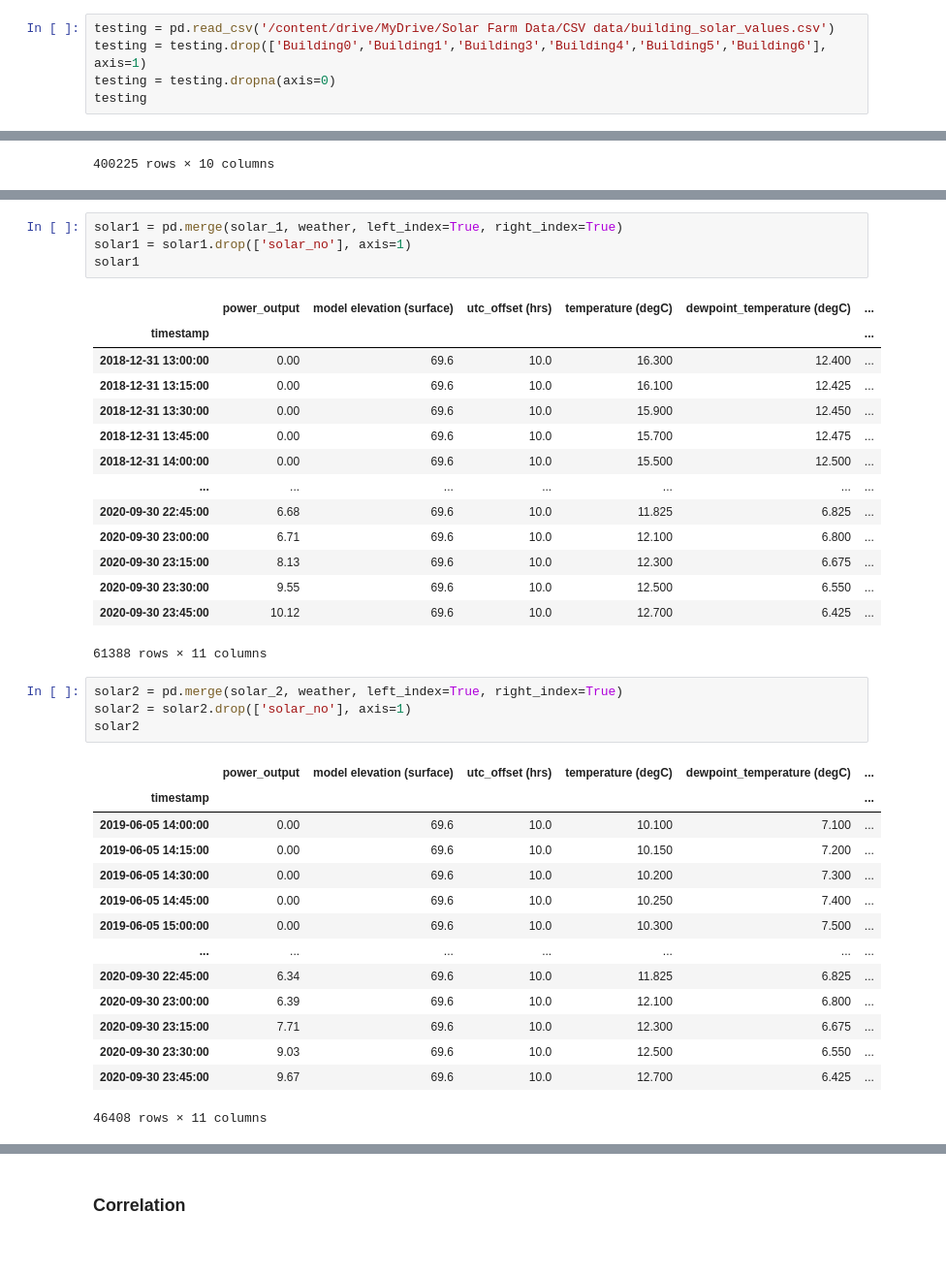
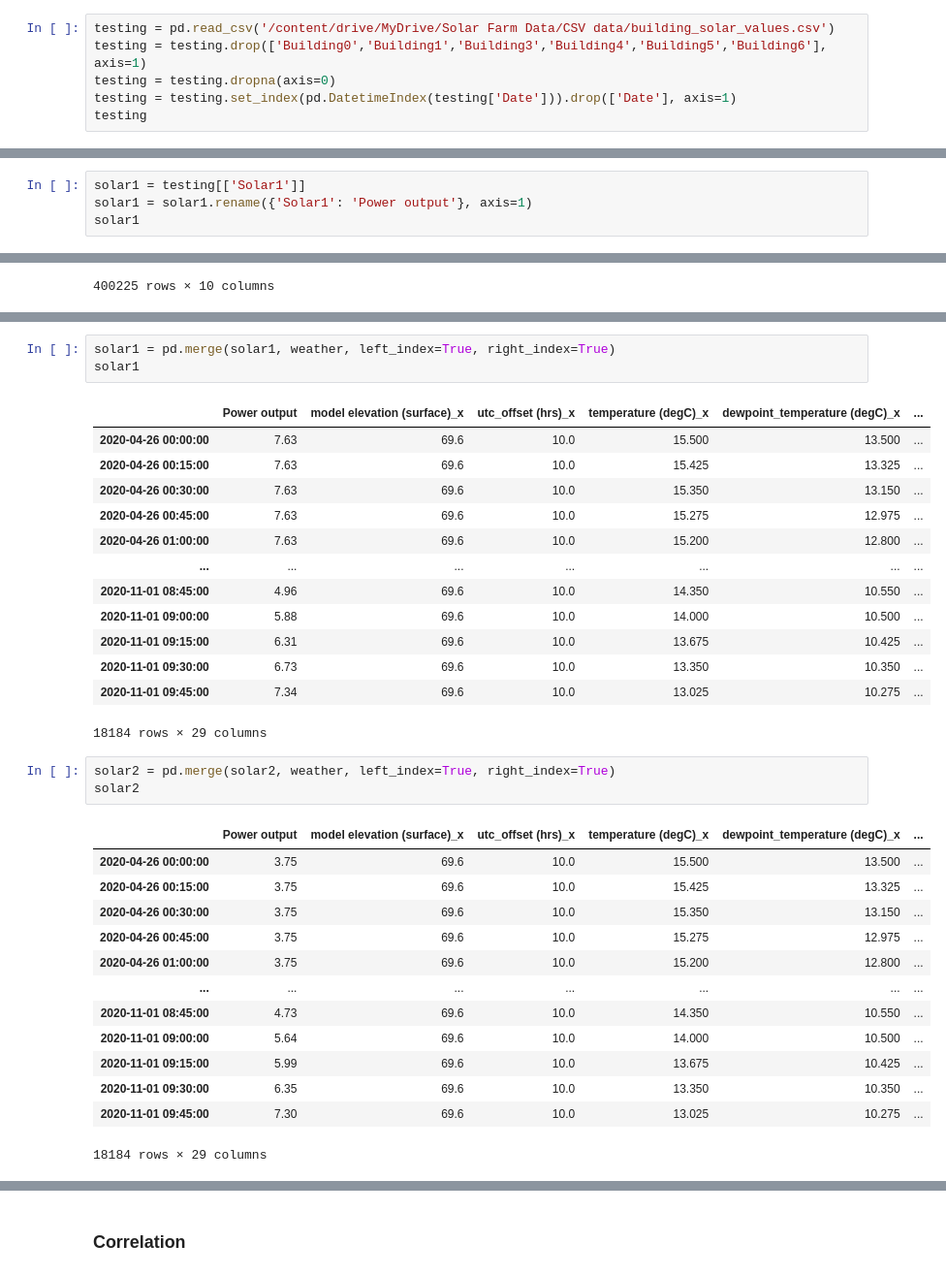
Before and after one commit to JohnSmith69969/Applied-Data-Science-Project-4-Monash-Solar-Farm, a Jupyter notebook: ryan_Progress.ipynb, the cells around one changed output, grey strips where cells are left out. Shown at 97% size. Saved outputs shown, nothing was run; the diff lists cells and outputs as text; blank space fills up the shorter version.

```diff
--- a/ryan_Progress.ipynb
+++ b/ryan_Progress.ipynb
@@ -178,5 +178,6 @@ Drive already mounted at /content/drive; to attempt to forcibly remount, call dr
 testing = pd.read_csv('/content/drive/MyDrive/Solar Farm Data/CSV data/building_solar_values.csv')
 testing = testing.drop(['Building0','Building1','Building3','Building4','Building5','Building6'], axis=1)
 testing = testing.dropna(axis=0)
+testing = testing.set_index(pd.DatetimeIndex(testing['Date'])).drop(['Date'], axis=1)
 testing
 # %% [output]
@@ -351,0 +223,4 @@ solar_1
+# %%
+solar1 = testing[['Solar1']]
+solar1 = solar1.rename({'Solar1': 'Power output'}, axis=1)
+solar1
@@ -911,39 +466,35 @@ solar0
 # %%
-solar1 = pd.merge(solar_1, weather, left_index=True, right_index=True)
-solar1 = solar1.drop(['solar_no'], axis=1)
+solar1 = pd.merge(solar1, weather, left_index=True, right_index=True)
 solar1
 # %% [output]
-|  | power_output | model elevation (surface) | utc_offset (hrs) | temperature (degC) | dewpoint_temperature (degC) | ... |
-| timestamp |  |  |  |  |  | ... |
-| 2018-12-31 13:00:00 | 0.00 | 69.6 | 10.0 | 16.300 | 12.400 | ... |
-| 2018-12-31 13:15:00 | 0.00 | 69.6 | 10.0 | 16.100 | 12.425 | ... |
-| 2018-12-31 13:30:00 | 0.00 | 69.6 | 10.0 | 15.900 | 12.450 | ... |
-| 2018-12-31 13:45:00 | 0.00 | 69.6 | 10.0 | 15.700 | 12.475 | ... |
-| 2018-12-31 14:00:00 | 0.00 | 69.6 | 10.0 | 15.500 | 12.500 | ... |
+|  | Power output | model elevation (surface)_x | utc_offset (hrs)_x | temperature (degC)_x | dewpoint_temperature (degC)_x | ... |
+| 2020-04-26 00:00:00 | 7.63 | 69.6 | 10.0 | 15.500 | 13.500 | ... |
+| 2020-04-26 00:15:00 | 7.63 | 69.6 | 10.0 | 15.425 | 13.325 | ... |
+| 2020-04-26 00:30:00 | 7.63 | 69.6 | 10.0 | 15.350 | 13.150 | ... |
+| 2020-04-26 00:45:00 | 7.63 | 69.6 | 10.0 | 15.275 | 12.975 | ... |
+| 2020-04-26 01:00:00 | 7.63 | 69.6 | 10.0 | 15.200 | 12.800 | ... |
 | ... | ... | ... | ... | ... | ... | ... |
-| 2020-09-30 22:45:00 | 6.68 | 69.6 | 10.0 | 11.825 | 6.825 | ... |
-| 2020-09-30 23:00:00 | 6.71 | 69.6 | 10.0 | 12.100 | 6.800 | ... |
-| 2020-09-30 23:15:00 | 8.13 | 69.6 | 10.0 | 12.300 | 6.675 | ... |
-| 2020-09-30 23:30:00 | 9.55 | 69.6 | 10.0 | 12.500 | 6.550 | ... |
-| 2020-09-30 23:45:00 | 10.12 | 69.6 | 10.0 | 12.700 | 6.425 | ... |
+| 2020-11-01 08:45:00 | 4.96 | 69.6 | 10.0 | 14.350 | 10.550 | ... |
+| 2020-11-01 09:00:00 | 5.88 | 69.6 | 10.0 | 14.000 | 10.500 | ... |
+| 2020-11-01 09:15:00 | 6.31 | 69.6 | 10.0 | 13.675 | 10.425 | ... |
+| 2020-11-01 09:30:00 | 6.73 | 69.6 | 10.0 | 13.350 | 10.350 | ... |
+| 2020-11-01 09:45:00 | 7.34 | 69.6 | 10.0 | 13.025 | 10.275 | ... |
-61388 rows × 11 columns
+18184 rows × 29 columns
 # %%
-solar2 = pd.merge(solar_2, weather, left_index=True, right_index=True)
-solar2 = solar2.drop(['solar_no'], axis=1)
+solar2 = pd.merge(solar2, weather, left_index=True, right_index=True)
 solar2
 # %% [output]
-|  | power_output | model elevation (surface) | utc_offset (hrs) | temperature (degC) | dewpoint_temperature (degC) | ... |
-| timestamp |  |  |  |  |  | ... |
-| 2019-06-05 14:00:00 | 0.00 | 69.6 | 10.0 | 10.100 | 7.100 | ... |
-| 2019-06-05 14:15:00 | 0.00 | 69.6 | 10.0 | 10.150 | 7.200 | ... |
-| 2019-06-05 14:30:00 | 0.00 | 69.6 | 10.0 | 10.200 | 7.300 | ... |
-| 2019-06-05 14:45:00 | 0.00 | 69.6 | 10.0 | 10.250 | 7.400 | ... |
-| 2019-06-05 15:00:00 | 0.00 | 69.6 | 10.0 | 10.300 | 7.500 | ... |
+|  | Power output | model elevation (surface)_x | utc_offset (hrs)_x | temperature (degC)_x | dewpoint_temperature (degC)_x | ... |
+| 2020-04-26 00:00:00 | 3.75 | 69.6 | 10.0 | 15.500 | 13.500 | ... |
+| 2020-04-26 00:15:00 | 3.75 | 69.6 | 10.0 | 15.425 | 13.325 | ... |
+| 2020-04-26 00:30:00 | 3.75 | 69.6 | 10.0 | 15.350 | 13.150 | ... |
+| 2020-04-26 00:45:00 | 3.75 | 69.6 | 10.0 | 15.275 | 12.975 | ... |
+| 2020-04-26 01:00:00 | 3.75 | 69.6 | 10.0 | 15.200 | 12.800 | ... |
 | ... | ... | ... | ... | ... | ... | ... |
-| 2020-09-30 22:45:00 | 6.34 | 69.6 | 10.0 | 11.825 | 6.825 | ... |
-| 2020-09-30 23:00:00 | 6.39 | 69.6 | 10.0 | 12.100 | 6.800 | ... |
-| 2020-09-30 23:15:00 | 7.71 | 69.6 | 10.0 | 12.300 | 6.675 | ... |
-| 2020-09-30 23:30:00 | 9.03 | 69.6 | 10.0 | 12.500 | 6.550 | ... |
-| 2020-09-30 23:45:00 | 9.67 | 69.6 | 10.0 | 12.700 | 6.425 | ... |
+| 2020-11-01 08:45:00 | 4.73 | 69.6 | 10.0 | 14.350 | 10.550 | ... |
+| 2020-11-01 09:00:00 | 5.64 | 69.6 | 10.0 | 14.000 | 10.500 | ... |
+| 2020-11-01 09:15:00 | 5.99 | 69.6 | 10.0 | 13.675 | 10.425 | ... |
+| 2020-11-01 09:30:00 | 6.35 | 69.6 | 10.0 | 13.350 | 10.350 | ... |
+| 2020-11-01 09:45:00 | 7.30 | 69.6 | 10.0 | 13.025 | 10.275 | ... |
-46408 rows × 11 columns
+18184 rows × 29 columns
 # %%
```
Also changed, not shown: parts of 56 cells of this notebook.
